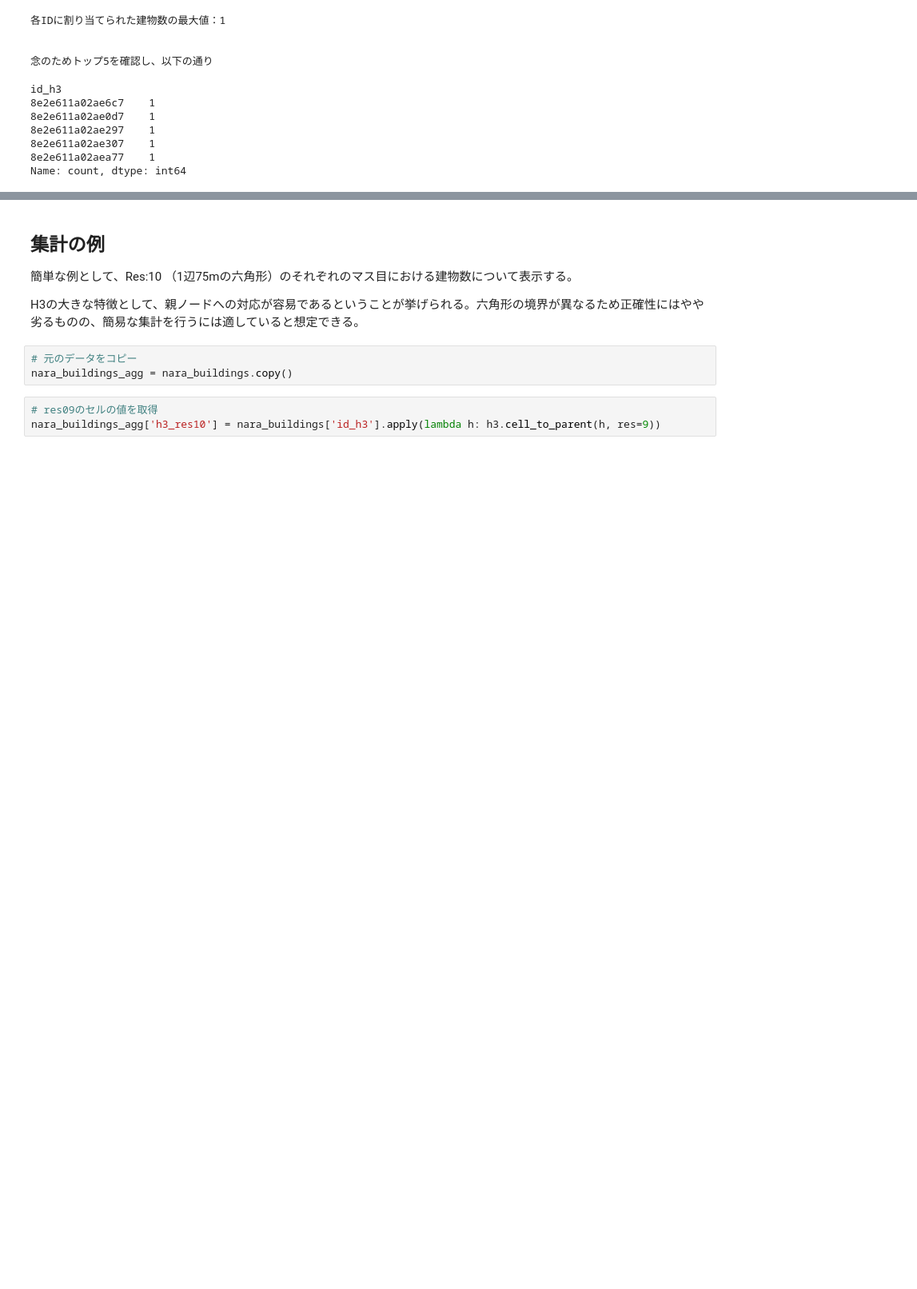
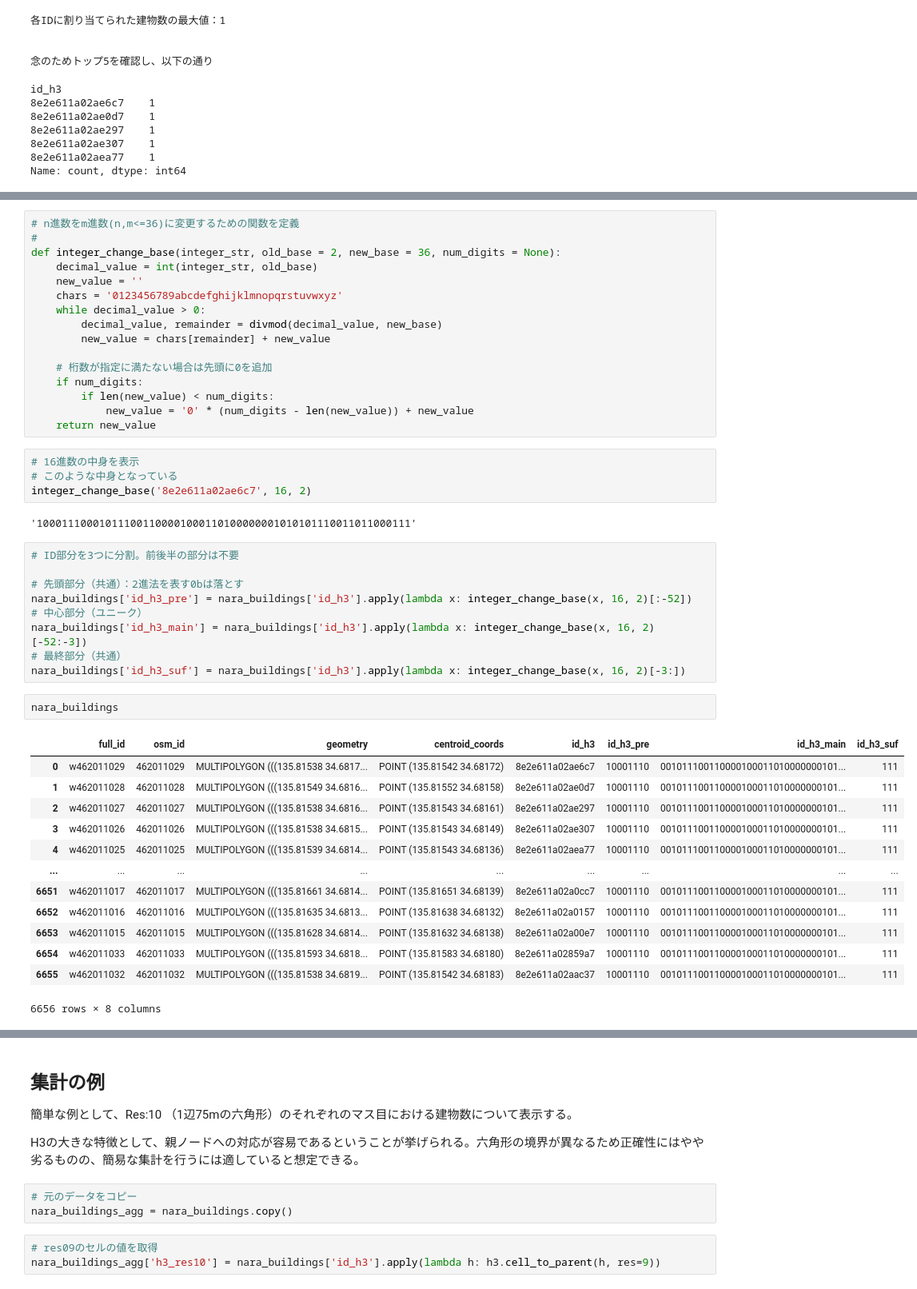
Before and after one commit to sokimura39/building_id_H3, a Jupyter notebook: H3_grid_id.ipynb, the cells around one changed output, grey strips where cells are left out. Shown at 80% size. Drawn from its saved outputs; the diff is of its cells as text; blank space fills up the shorter version.

```diff
--- a/H3_grid_id.ipynb
+++ b/H3_grid_id.ipynb
@@ -91,0 +112,47 @@ Name: count, dtype: int64
+# %%
+# n進数をm進数(n,m<=36)に変更するための関数を定義
+#
+def integer_change_base(integer_str, old_base = 2, new_base = 36, num_digits = None):
+    decimal_value = int(integer_str, old_base)
+    new_value = ''
+    chars = '0123456789abcdefghijklmnopqrstuvwxyz'
+    while decimal_value > 0:
+        decimal_value, remainder = divmod(decimal_value, new_base)
+        new_value = chars[remainder] + new_value
+
+    # 桁数が指定に満たない場合は先頭に0を追加
+    if num_digits:
+        if len(new_value) < num_digits:
+            new_value = '0' * (num_digits - len(new_value)) + new_value
+    return new_value
+# %%
+# 16進数の中身を表示
+# このような中身となっている
+integer_change_base('8e2e611a02ae6c7', 16, 2)
+# %% [output]
+'100011100010111001100001000110100000001010101110011011000111'
+# %%
+# ID部分を3つに分割。前後半の部分は不要
+
+# 先頭部分（共通）：2進法を表す0bは落とす
+nara_buildings['id_h3_pre'] = nara_buildings['id_h3'].apply(lambda x: integer_change_base(x, 16, 2)[:-52])
+# 中心部分（ユニーク）
+nara_buildings['id_h3_main'] = nara_buildings['id_h3'].apply(lambda x: integer_change_base(x, 16, 2)[-52:-3])
+# 最終部分（共通）
+nara_buildings['id_h3_suf'] = nara_buildings['id_h3'].apply(lambda x: integer_change_base(x, 16, 2)[-3:])
+# %%
+nara_buildings
+# %% [output]
+|  | full_id | osm_id | geometry | centroid_coords | id_h3 | id_h3_pre | id_h3_main | id_h3_suf |
+| 0 | w462011029 | 462011029 | MULTIPOLYGON (((135.81538 34.6817... | POINT (135.81542 34.68172) | 8e2e611a02ae6c7 | 10001110 | 001011100110000100011010000000101... | 111 |
+| 1 | w462011028 | 462011028 | MULTIPOLYGON (((135.81549 34.6816... | POINT (135.81552 34.68158) | 8e2e611a02ae0d7 | 10001110 | 001011100110000100011010000000101... | 111 |
+| 2 | w462011027 | 462011027 | MULTIPOLYGON (((135.81538 34.6816... | POINT (135.81543 34.68161) | 8e2e611a02ae297 | 10001110 | 001011100110000100011010000000101... | 111 |
+| 3 | w462011026 | 462011026 | MULTIPOLYGON (((135.81538 34.6815... | POINT (135.81543 34.68149) | 8e2e611a02ae307 | 10001110 | 001011100110000100011010000000101... | 111 |
+| 4 | w462011025 | 462011025 | MULTIPOLYGON (((135.81539 34.6814... | POINT (135.81543 34.68136) | 8e2e611a02aea77 | 10001110 | 001011100110000100011010000000101... | 111 |
+| ... | ... | ... | ... | ... | ... | ... | ... | ... |
+| 6651 | w462011017 | 462011017 | MULTIPOLYGON (((135.81661 34.6814... | POINT (135.81651 34.68139) | 8e2e611a02a0cc7 | 10001110 | 001011100110000100011010000000101... | 111 |
+| 6652 | w462011016 | 462011016 | MULTIPOLYGON (((135.81635 34.6813... | POINT (135.81638 34.68132) | 8e2e611a02a0157 | 10001110 | 001011100110000100011010000000101... | 111 |
+| 6653 | w462011015 | 462011015 | MULTIPOLYGON (((135.81628 34.6814... | POINT (135.81632 34.68138) | 8e2e611a02a00e7 | 10001110 | 001011100110000100011010000000101... | 111 |
+| 6654 | w462011033 | 462011033 | MULTIPOLYGON (((135.81593 34.6818... | POINT (135.81583 34.68180) | 8e2e611a02859a7 | 10001110 | 001011100110000100011010000000101... | 111 |
+| 6655 | w462011032 | 462011032 | MULTIPOLYGON (((135.81538 34.6819... | POINT (135.81542 34.68183) | 8e2e611a02aac37 | 10001110 | 001011100110000100011010000000101... | 111 |
+6656 rows × 8 columns
```
Also changed, not shown: parts of 14 cells of this notebook.
